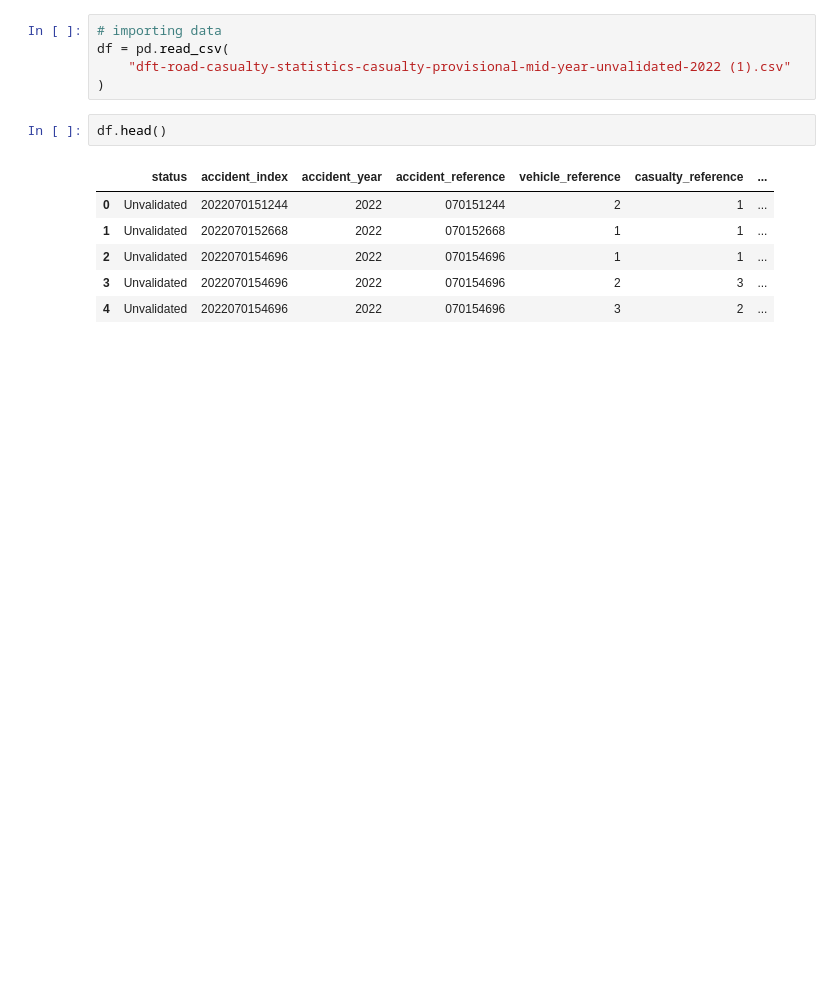
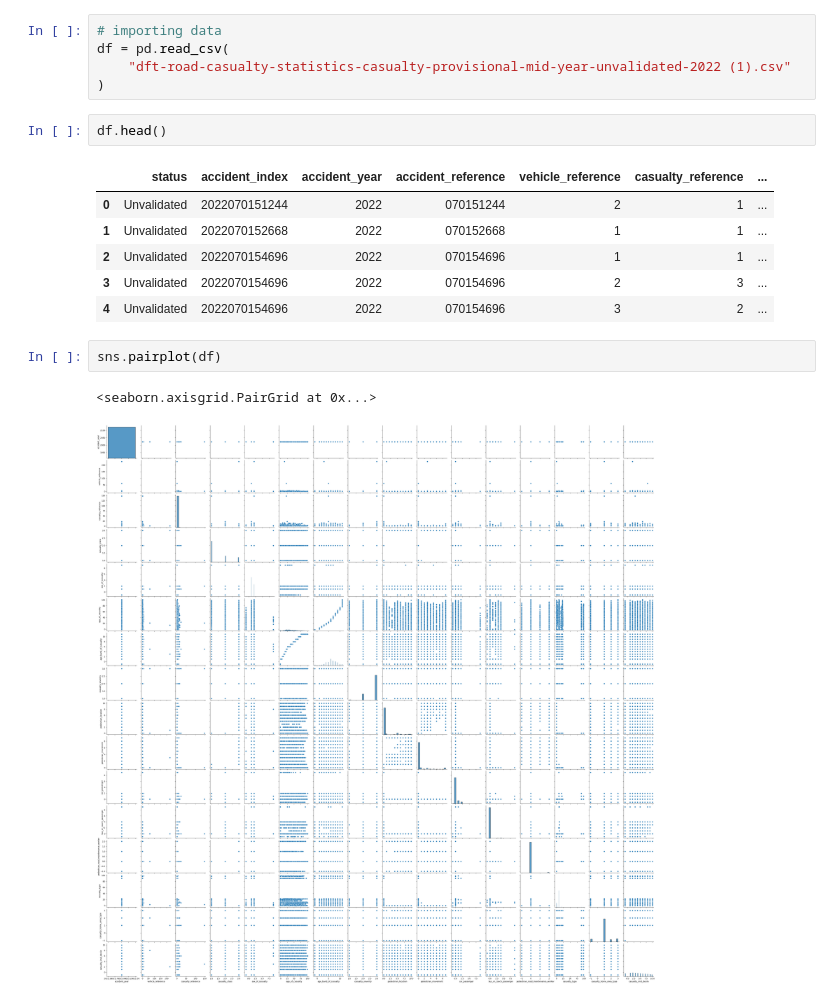
Before and after one commit to AminHeidariSardabi/dft-road-casualty-statistics-casualty-provisional-mid-year-unvalidated-2022, a Jupyter notebook: main.ipynb, the cells around one changed output. Drawn from its saved outputs; the diff is of its cells as text; blank space fills up the shorter version.

Commit message:
pairplot

```diff
--- a/main.ipynb
+++ b/main.ipynb
@@ -17,3 +18,8 @@ df.head()
 | 2 | Unvalidated | 2022070154696 | 2022 | 070154696 | 1 | 1 | ... |
 | 3 | Unvalidated | 2022070154696 | 2022 | 070154696 | 2 | 3 | ... |
 | 4 | Unvalidated | 2022070154696 | 2022 | 070154696 | 3 | 2 | ... |
+# %%
+sns.pairplot(df)
+# %% [output]
+<seaborn.axisgrid.PairGrid at 0x...>
+[figure, added]
```
Also changed, not shown: parts of 1 cell of this notebook.
